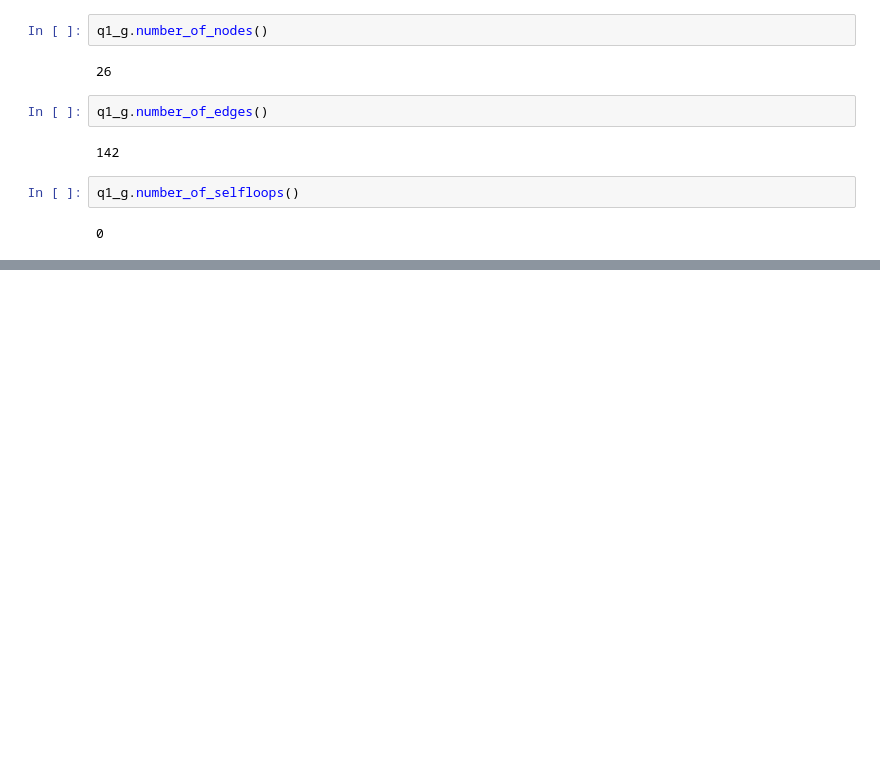
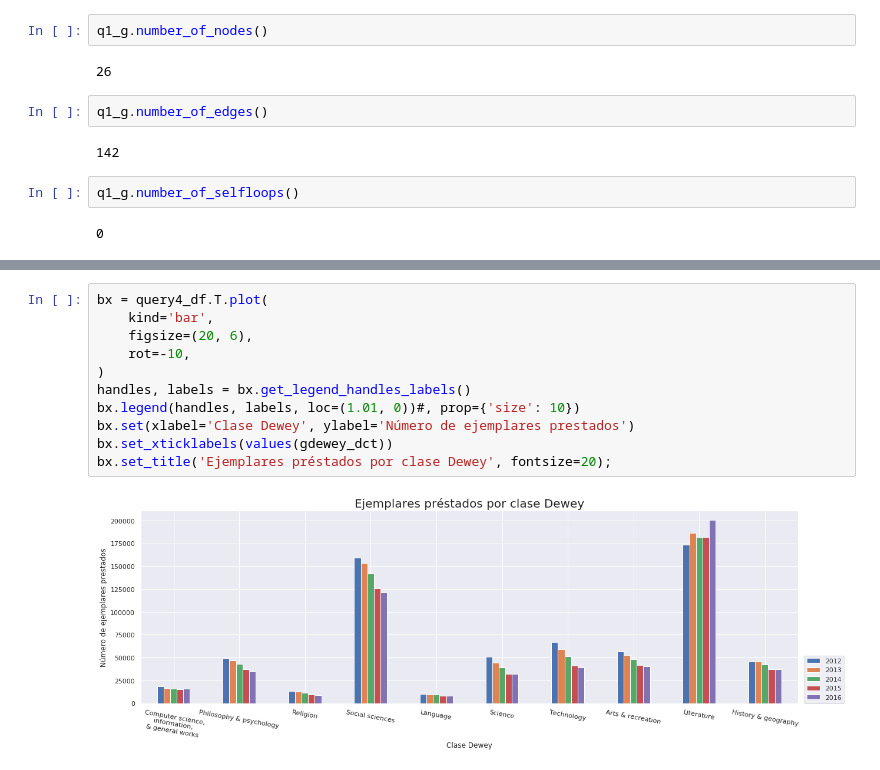
Before and after one commit to mavillard/colombia, a Jupyter notebook: queries.ipynb, the cells around one changed output, grey strips where cells are left out. Cells and saved outputs as stored; diff of their text form; blank space fills up the shorter version.

```diff
--- a/queries.ipynb
+++ b/queries.ipynb
@@ -271,0 +400,13 @@ nx.write_gexf(q1_g, 'queries/q1.gexf')
+# %%
+bx = query4_df.T.plot(
+    kind='bar',
+    figsize=(20, 6),
+    rot=-10,
+)
+handles, labels = bx.get_legend_handles_labels()
+bx.legend(handles, labels, loc=(1.01, 0))#, prop={'size': 10})
+bx.set(xlabel='Clase Dewey', ylabel='Número de ejemplares prestados')
+bx.set_xticklabels(values(gdewey_dct))
+bx.set_title('Ejemplares préstados por clase Dewey', fontsize=20);
+# %% [output]
+[figure, added]
```
Also changed, not shown: parts of 28 cells of this notebook.
